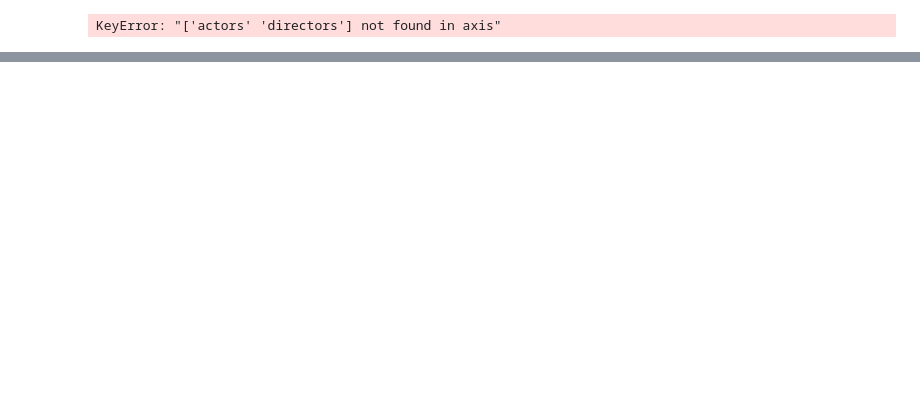
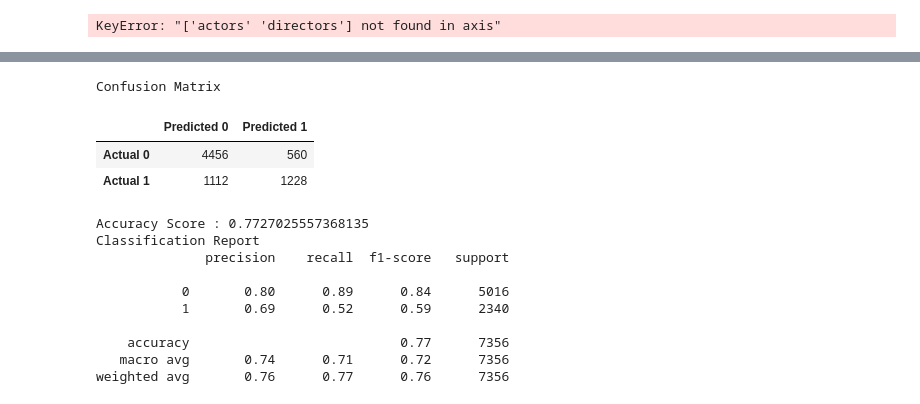
Before and after one commit to dhobbs6/Final_Project, a Jupyter notebook: Random_Forest_Final.ipynb, the cells around one changed output, grey strips where cells are left out. Saved outputs shown, nothing was run; the diff lists cells and outputs as text; code cells hidden in the pictures; blank space fills up the shorter version.

Commit message:
adding updated randome forest with possible completed model for review

```diff
--- a/Random_Forest_Final.ipynb
+++ b/Random_Forest_Final.ipynb
@@ -294,0 +296,9 @@ df
+# %%
+# Create a random forest classifier.
+rf_model = RandomForestClassifier(n_estimators=128, random_state=78)
+# %%
+# Fitting the model
+rf_model = rf_model.fit(X_train_scaled, y_train)
+# %%
+# Making predictions using the testing data.
+predictions = rf_model.predict(X_test_scaled)
@@ -294,0 +321,22 @@ df
+# %%
+# Displaying results
+print("Confusion Matrix")
+display(cm_df)
+print(f"Accuracy Score : {acc_score}")
+print("Classification Report")
+print(classification_report(y_test, predictions))
+# %% [output]
+Confusion Matrix
+|  | Predicted 0 | Predicted 1 |
+| Actual 0 | 4456 | 560 |
+| Actual 1 | 1112 | 1228 |
+Accuracy Score : 0.7727025557368135
+Classification Report
+              precision    recall  f1-score   support
+
+           0       0.80      0.89      0.84      5016
+           1       0.69      0.52      0.59      2340
+
+    accuracy                           0.77      7356
+   macro avg       0.74      0.71      0.72      7356
+weighted avg       0.76      0.77      0.76      7356
```
Also changed, not shown: parts of 17 cells of this notebook.
